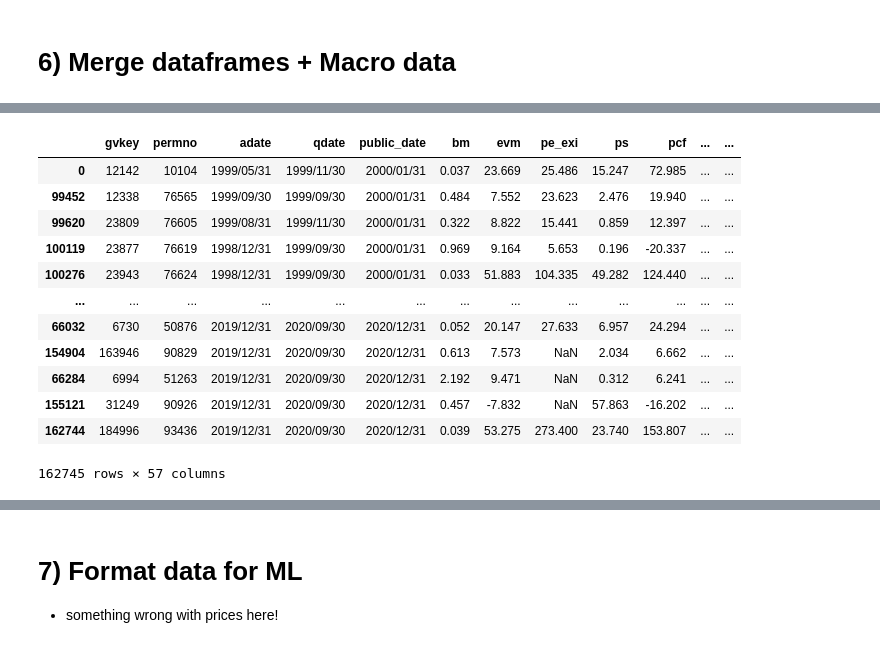
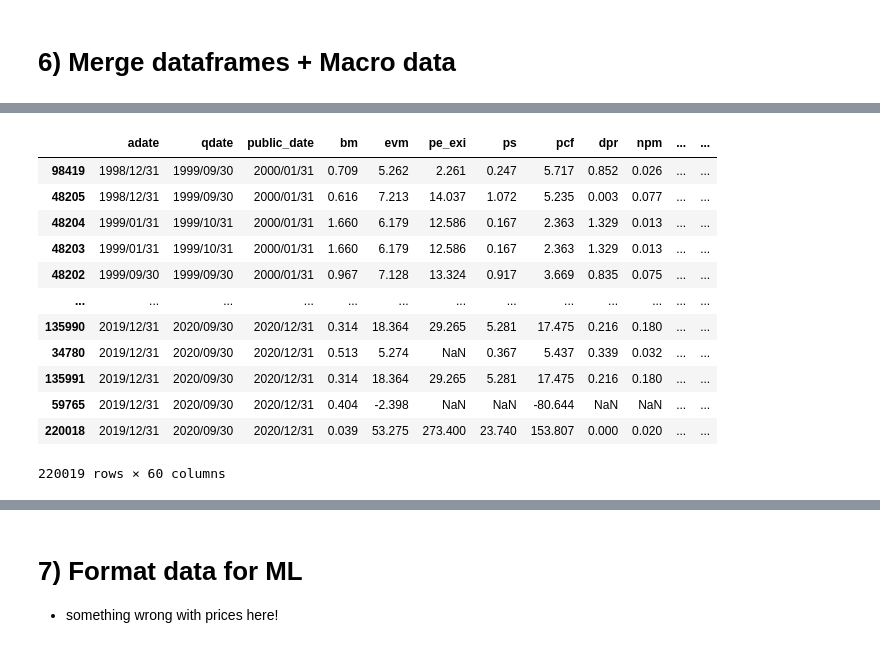
Before and after one commit to pyliut/CSMOM_HT22, a Jupyter notebook: CRSPMembers_TomLiu.ipynb, the cells around one changed output, grey strips where cells are left out. Cells and saved outputs as stored; diff of their text form; code cells hidden in the pictures.

```diff
--- a/CRSPMembers_TomLiu.ipynb
+++ b/CRSPMembers_TomLiu.ipynb
@@ -75,0 +139,22 @@ done
+# %%
+#remove unnecessary columns - including ticker, since that is non-unique
+df_sp500 = msp500_ccmxpf[['PERMNO', "TICKER", 'COMNAM', 'NCUSIP','gvkey', 'liid', 'start', 'ending']]
+df_sp500 = df_sp500[df_sp500["ending"] >= "2000-01-01"]
+df_sp500_tickers = df_sp500.drop_duplicates("TICKER")
+df_sp500 = df_sp500.drop_duplicates("PERMNO")
+
+#convert cusip, gvkey, liid to str
+df_sp500["COMNAM"] = df_sp500["COMNAM"].astype(str).str[2:-1]
+df_sp500["NCUSIP"] = df_sp500["NCUSIP"].astype(str).str[2:-1]
+df_sp500["gvkey"] = df_sp500["gvkey"].astype(str).str[2:-1]
+df_sp500["liid"] = df_sp500["liid"].astype(str).str[2:-1]
+df_sp500["PERMNO"] = df_sp500["PERMNO"].astype(int)
+df_sp500.rename(columns={'PERMNO':'permno', "NCUSIP":"CUSIP","liid":"iid"}, inplace=True)
+
+df_sp500_tickers["TICKER"] = df_sp500_tickers["TICKER"].astype(str).str[2:-1]
+df_sp500_tickers["PERMNO"] = df_sp500_tickers["PERMNO"].astype(int)
+df_sp500_tickers["gvkey"] = df_sp500_tickers["gvkey"].astype(str).str[2:-1]
+df_sp500_tickers.rename(columns={'PERMNO':'permno', "NCUSIP":"CUSIP","liid":"iid"}, inplace=True)
+
+
+df_sp500
@@ -82,5 +200,7 @@ done
 df_FundamentalRatios = pd.read_csv("CorrectMembers/FundamentalRatios.csv")
 df_FundamentalRatios["month"] = pd.to_datetime(df_FundamentalRatios["public_date"]).dt.to_period('M')
 df_FundamentalRatios.rename(columns={'cusip':'CUSIP'}, inplace=True)
+df_FundamentalRatios = df_FundamentalRatios.drop(labels = ["permno","gvkey"],axis = 1)
+df_FundamentalRatios = df_FundamentalRatios.merge(df_sp500_tickers[["permno","gvkey","TICKER"]],on = "TICKER", how = "inner")
 df_FundamentalRatios.sort_values("month")
 # %% [output]
@@ -124,5 +244,7 @@ df_PriceData["month"] = pd.to_datetime(df_PriceData["datadate"]).dt.to_period('M
 df_PriceData.rename(columns={'tic':'TICKER'}, inplace=True)
 df_PriceData["cusip"] = df_PriceData["cusip"].str[:-1]
 df_PriceData.rename(columns={'cusip':'CUSIP'}, inplace=True)
+df_PriceData = df_PriceData.drop(labels = ["gvkey"],axis = 1)
+df_PriceData = df_PriceData.merge(df_sp500_tickers[["permno","gvkey","TICKER"]],on = "TICKER", how = "inner")
 df_PriceData.sort_values(["month","TICKER"])
 # %% [output]
@@ -147,5 +269,6 @@ df_AnalystEstimates = pd.read_csv("CorrectMembers/AnalystPredictions.csv")
 df_AnalystEstimates["month"] = pd.to_datetime(df_AnalystEstimates["STATPERS"]).dt.to_period('M')
 df_AnalystEstimates.rename(columns={'TICKER':'tic'}, inplace=True)
 df_AnalystEstimates.rename(columns={'OFTIC':'TICKER'}, inplace=True)
+df_AnalystEstimates = df_AnalystEstimates.merge(df_sp500_tickers[["permno","gvkey","TICKER"]],on = "TICKER", how = "inner")
 df_AnalystEstimates.sort_values(["TICKER","month"])
 # %% [output]
@@ -181,20 +304,20 @@ len(ListUnion(df_FundamentalRatios["TICKER"].unique(),df_AnalystEstimates["TICKE
 # %%
 #merge
 df_Merge = copy(df_FundamentalRatios)
-df_Merge = df_Merge.merge(df_AnalystEstimates, on = ["TICKER","month"], how = "inner")
+df_Merge = df_Merge.merge(df_AnalystEstimates, on = ["gvkey","month"], how = "inner")
 df_Merge = df_Merge.merge(df_PriceData, on = ["gvkey","month"], how = "inner")
 df_Merge.sort_values("month")
 # %% [output]
-|  | gvkey | permno | adate | qdate | public_date | bm | evm | pe_exi | ps | pcf | ... | ... |
-| 0 | 12142 | 10104 | 1999/05/31 | 1999/11/30 | 2000/01/31 | 0.037 | 23.669 | 25.486 | 15.247 | 72.985 | ... | ... |
-| 99452 | 12338 | 76565 | 1999/09/30 | 1999/09/30 | 2000/01/31 | 0.484 | 7.552 | 23.623 | 2.476 | 19.940 | ... | ... |
-| 99620 | 23809 | 76605 | 1999/08/31 | 1999/11/30 | 2000/01/31 | 0.322 | 8.822 | 15.441 | 0.859 | 12.397 | ... | ... |
-| 100119 | 23877 | 76619 | 1998/12/31 | 1999/09/30 | 2000/01/31 | 0.969 | 9.164 | 5.653 | 0.196 | -20.337 | ... | ... |
-| 100276 | 23943 | 76624 | 1998/12/31 | 1999/09/30 | 2000/01/31 | 0.033 | 51.883 | 104.335 | 49.282 | 124.440 | ... | ... |
+|  | adate | qdate | public_date | bm | evm | pe_exi | ps | pcf | dpr | npm | ... | ... |
+| 98419 | 1998/12/31 | 1999/09/30 | 2000/01/31 | 0.709 | 5.262 | 2.261 | 0.247 | 5.717 | 0.852 | 0.026 | ... | ... |
+| 48205 | 1998/12/31 | 1999/09/30 | 2000/01/31 | 0.616 | 7.213 | 14.037 | 1.072 | 5.235 | 0.003 | 0.077 | ... | ... |
+| 48204 | 1999/01/31 | 1999/10/31 | 2000/01/31 | 1.660 | 6.179 | 12.586 | 0.167 | 2.363 | 1.329 | 0.013 | ... | ... |
+| 48203 | 1999/01/31 | 1999/10/31 | 2000/01/31 | 1.660 | 6.179 | 12.586 | 0.167 | 2.363 | 1.329 | 0.013 | ... | ... |
+| 48202 | 1999/09/30 | 1999/09/30 | 2000/01/31 | 0.967 | 7.128 | 13.324 | 0.917 | 3.669 | 0.835 | 0.075 | ... | ... |
 | ... | ... | ... | ... | ... | ... | ... | ... | ... | ... | ... | ... | ... |
-| 66032 | 6730 | 50876 | 2019/12/31 | 2020/09/30 | 2020/12/31 | 0.052 | 20.147 | 27.633 | 6.957 | 24.294 | ... | ... |
-| 154904 | 163946 | 90829 | 2019/12/31 | 2020/09/30 | 2020/12/31 | 0.613 | 7.573 | NaN | 2.034 | 6.662 | ... | ... |
-| 66284 | 6994 | 51263 | 2019/12/31 | 2020/09/30 | 2020/12/31 | 2.192 | 9.471 | NaN | 0.312 | 6.241 | ... | ... |
-| 155121 | 31249 | 90926 | 2019/12/31 | 2020/09/30 | 2020/12/31 | 0.457 | -7.832 | NaN | 57.863 | -16.202 | ... | ... |
-| 162744 | 184996 | 93436 | 2019/12/31 | 2020/09/30 | 2020/12/31 | 0.039 | 53.275 | 273.400 | 23.740 | 153.807 | ... | ... |
+| 135990 | 2019/12/31 | 2020/09/30 | 2020/12/31 | 0.314 | 18.364 | 29.265 | 5.281 | 17.475 | 0.216 | 0.180 | ... | ... |
+| 34780 | 2019/12/31 | 2020/09/30 | 2020/12/31 | 0.513 | 5.274 | NaN | 0.367 | 5.437 | 0.339 | 0.032 | ... | ... |
+| 135991 | 2019/12/31 | 2020/09/30 | 2020/12/31 | 0.314 | 18.364 | 29.265 | 5.281 | 17.475 | 0.216 | 0.180 | ... | ... |
+| 59765 | 2019/12/31 | 2020/09/30 | 2020/12/31 | 0.404 | -2.398 | NaN | NaN | -80.644 | NaN | NaN | ... | ... |
+| 220018 | 2019/12/31 | 2020/09/30 | 2020/12/31 | 0.039 | 53.275 | 273.400 | 23.740 | 153.807 | 0.000 | 0.020 | ... | ... |
-162745 rows × 57 columns
+220019 rows × 60 columns
```
Also changed, not shown: parts of 22 cells of this notebook.
